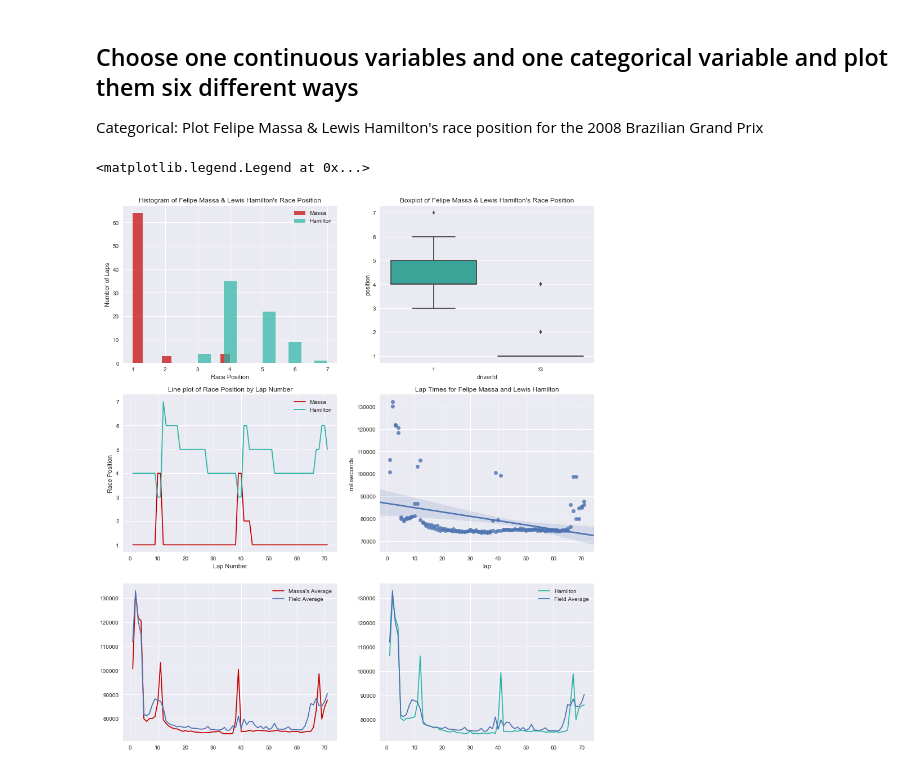
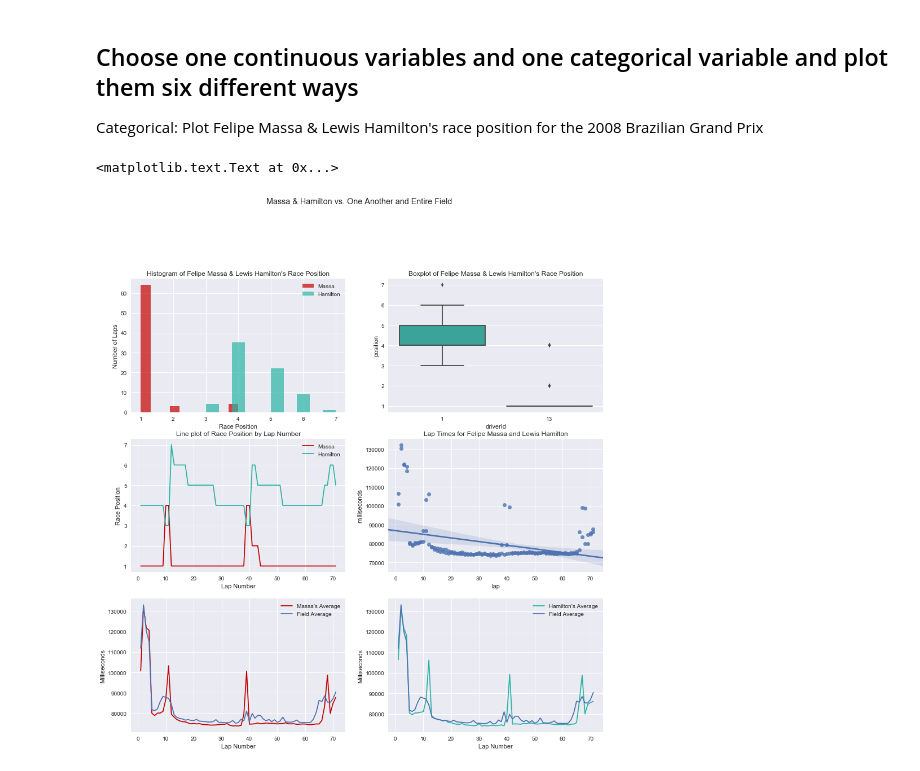
Before and after one commit to brianmcguckin/thinkful_data_science, a Jupyter notebook: drill_present_the_same_data_multiple_ways.ipynb, the cells around one changed output. Drawn from its saved outputs; the diff is of its cells as text; code cells hidden in the pictures.

```diff
--- a/drill_present_the_same_data_multiple_ways.ipynb
+++ b/drill_present_the_same_data_multiple_ways.ipynb
@@ -120,7 +122,8 @@ Categorical: Plot Felipe Massa & Lewis Hamilton's race position for the 2008 Bra
 massa_hamilton = pd.concat([massa, hamilton]) #concatenate data so sns can use it
 
 sns.set(style = 'darkgrid')
-plt.figure(figsize = (15,17.5))
+plt.figure(figsize = (15,20))
+plt.suptitle('Massa & Hamilton vs. One Another and Entire Field')
 
 plt.subplot(4,2,1)
 plt.hist(massa['position'], color = '#C30000', alpha = 0.7, label = 'Massa')
@@ -128,36 +131,41 @@ plt.hist(hamilton['position'], color = '#2AB4A5', alpha = 0.7, label = 'Hamilton
 plt.title('Histogram of Felipe Massa & Lewis Hamilton\'s Race Position')
 plt.ylabel('Number of Laps')
 plt.xlabel('Race Position')
 plt.legend()
 
 plt.subplot(4,2,2)
 sns.boxplot(x = 'driverId', y = 'position', data = massa_hamilton, color = '#2AB4A5')
 plt.title('Boxplot of Felipe Massa & Lewis Hamilton\'s Race Position')
 
 plt.subplot(4,2,3)
 plt.plot(massa['lap'], massa['position'], color = '#C30000', label = 'Massa')
 plt.plot(hamilton['lap'], hamilton['position'], color = '#2AB4A5', label = 'Hamilton')
 plt.title('Line plot of Race Position by Lap Number')
 plt.ylabel('Race Position')
 plt.xlabel('Lap Number')
 plt.legend()
 
+#Make this one pretty
 plt.subplot(4,2,4)
 sns.regplot(x = 'lap', y = 'milliseconds', data = massa_hamilton) #make these colors pretty
 plt.title('Lap Times for Felipe Massa and Lewis Hamilton')
 
 plt.subplot(4,2,5)
 plt.plot(massa['lap'], massa['milliseconds'], color = '#C30000', label = 'Massa\'s Average')
 plt.plot(brazilian_gp_2008_lapavg['lap'], brazilian_gp_2008_lapavg['milliseconds'], label = 'Field Average')
 plt.legend()
+plt.xlabel('Lap Number')
+plt.ylabel('Milliseconds')
 
 plt.subplot(4,2,6)
-plt.plot(hamilton['lap'], hamilton['milliseconds'], color = '#2AB4A5', label = 'Hamilton')
+plt.plot(hamilton['lap'], hamilton['milliseconds'], color = '#2AB4A5', label = 'Hamilton\'s Average')
 plt.plot(brazilian_gp_2008_lapavg['lap'], brazilian_gp_2008_lapavg['milliseconds'], label = 'Field Average')
 plt.legend()
+plt.xlabel('Lap Number')
+plt.ylabel('Milliseconds')
 # %% [output]
-<matplotlib.legend.Legend at 0x...>
+<matplotlib.text.Text at 0x...>
-[figure, old version]
+[figure, new version]
 # %%
 #brazilian_gp_2008 = drivers.set_index('driverId').join(brazilian_gp_2008, on = 'driverId', lsuffix = 'brazil', rsuffix = 'driver')
 #brazilian_gp_2008 = brazilian_gp_2008.set_index('driverId').join(driver)
```
Also changed, not shown: parts of 2 cells of this notebook.
